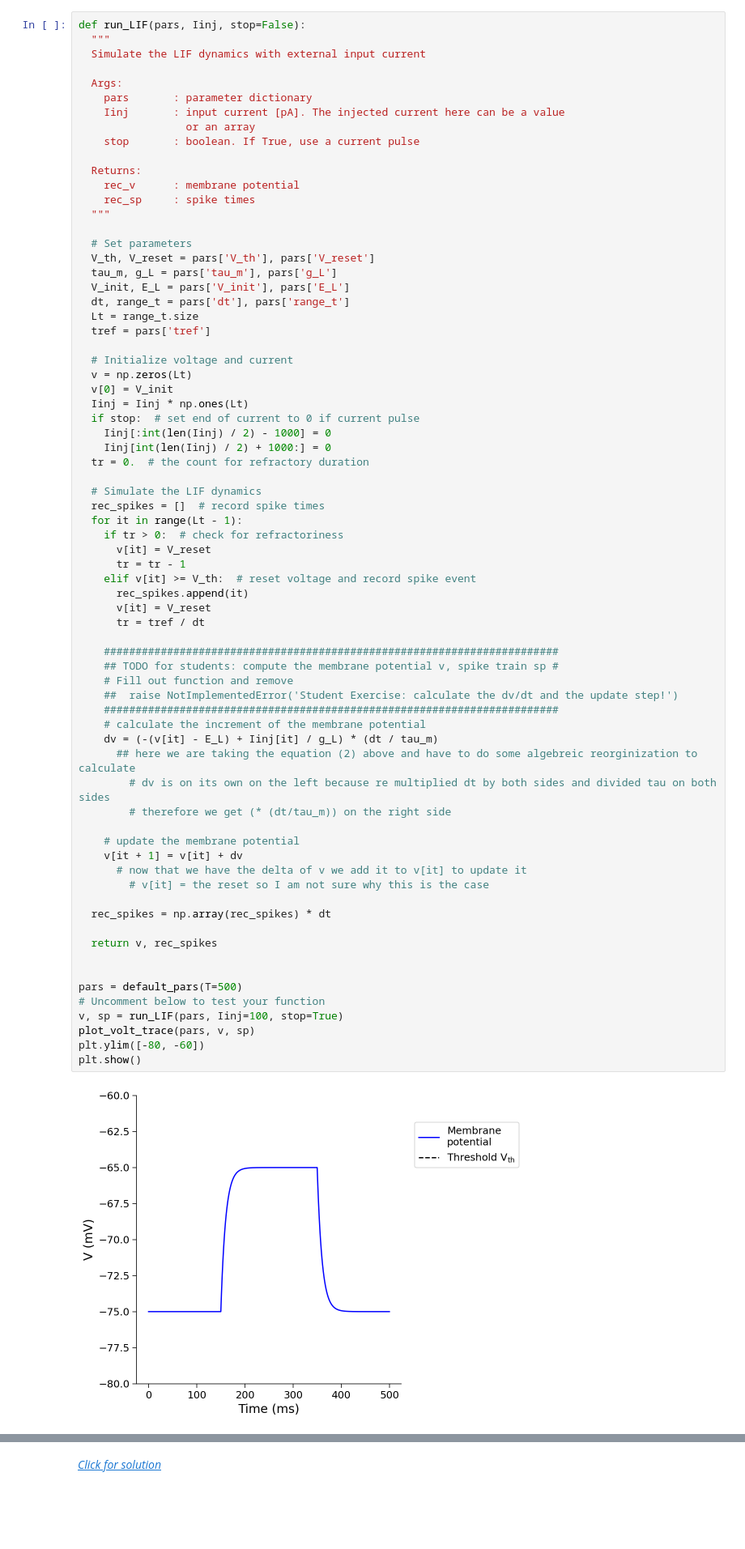
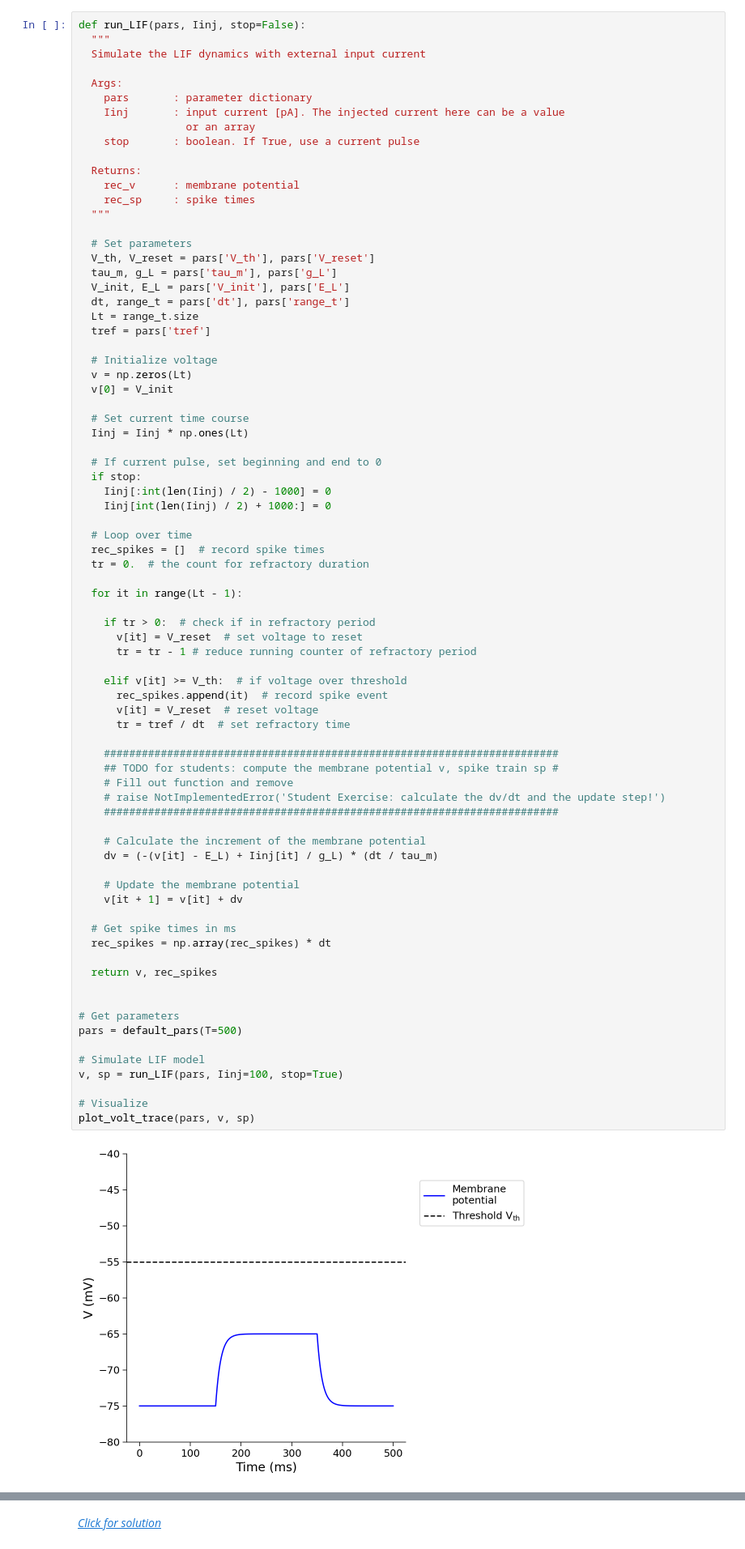
Before and after one commit to zaizibai/neuromatch-2021, a Jupyter notebook: tutorials/W2D3_BiologicalNeuronModels/student/W2D3_Tutorial1.ipynb, the cells around one changed output, grey strips where cells are left out. Shown at 81% size. Cells and saved outputs as stored; diff of their text form; blank space fills up the shorter version.

```diff
--- a/tutorials/W2D3_BiologicalNeuronModels/student/W2D3_Tutorial1.ipynb
+++ b/tutorials/W2D3_BiologicalNeuronModels/student/W2D3_Tutorial1.ipynb
@@ -288,54 +278,60 @@ def run_LIF(pars, Iinj, stop=False):
   dt, range_t = pars['dt'], pars['range_t']
   Lt = range_t.size
   tref = pars['tref']
 
-  # Initialize voltage and current
+  # Initialize voltage
   v = np.zeros(Lt)
   v[0] = V_init
+
+  # Set current time course
   Iinj = Iinj * np.ones(Lt)
-  if stop:  # set end of current to 0 if current pulse
+
+  # If current pulse, set beginning and end to 0
+  if stop:
     Iinj[:int(len(Iinj) / 2) - 1000] = 0
     Iinj[int(len(Iinj) / 2) + 1000:] = 0
+
+  # Loop over time
+  rec_spikes = []  # record spike times
   tr = 0.  # the count for refractory duration
 
-  # Simulate the LIF dynamics
-  rec_spikes = []  # record spike times
   for it in range(Lt - 1):
-    if tr > 0:  # check for refractoriness
-      v[it] = V_reset
-      tr = tr - 1
-    elif v[it] >= V_th:  # reset voltage and record spike event
-      rec_spikes.append(it)
-      v[it] = V_reset
-      tr = tref / dt
+
+    if tr > 0:  # check if in refractory period
+      v[it] = V_reset  # set voltage to reset
+      tr = tr - 1 # reduce running counter of refractory period
+
+    elif v[it] >= V_th:  # if voltage over threshold
+      rec_spikes.append(it)  # record spike event
+      v[it] = V_reset  # reset voltage
+      tr = tref / dt  # set refractory time
 
     ########################################################################
     ## TODO for students: compute the membrane potential v, spike train sp #
     # Fill out function and remove
-    ##  raise NotImplementedError('Student Exercise: calculate the dv/dt and the update step!')
+    # raise NotImplementedError('Student Exercise: calculate the dv/dt and the update step!')
     ########################################################################
-    # calculate the increment of the membrane potential
+
+    # Calculate the increment of the membrane potential
     dv = (-(v[it] - E_L) + Iinj[it] / g_L) * (dt / tau_m)
-      ## here we are taking the equation (2) above and have to do some algebreic reorginization to calculate
-        # dv is on its own on the left because re multiplied dt by both sides and divided tau on both sides
-        # therefore we get (* (dt/tau_m)) on the right side
 
-    # update the membrane potential
+    # Update the membrane potential
     v[it + 1] = v[it] + dv
-      # now that we have the delta of v we add it to v[it] to update it
-        # v[it] = the reset so I am not sure why this is the case
 
+  # Get spike times in ms
   rec_spikes = np.array(rec_spikes) * dt
 
   return v, rec_spikes
 
 
+# Get parameters
 pars = default_pars(T=500)
-# Uncomment below to test your function
+
+# Simulate LIF model
 v, sp = run_LIF(pars, Iinj=100, stop=True)
+
+# Visualize
 plot_volt_trace(pars, v, sp)
-plt.ylim([-80, -60])
-plt.show()
 # %% [output]
-[figure, old version]
+[figure, new version]
 # %% [markdown]
```
Also changed, not shown: parts of 53 cells of this notebook.
